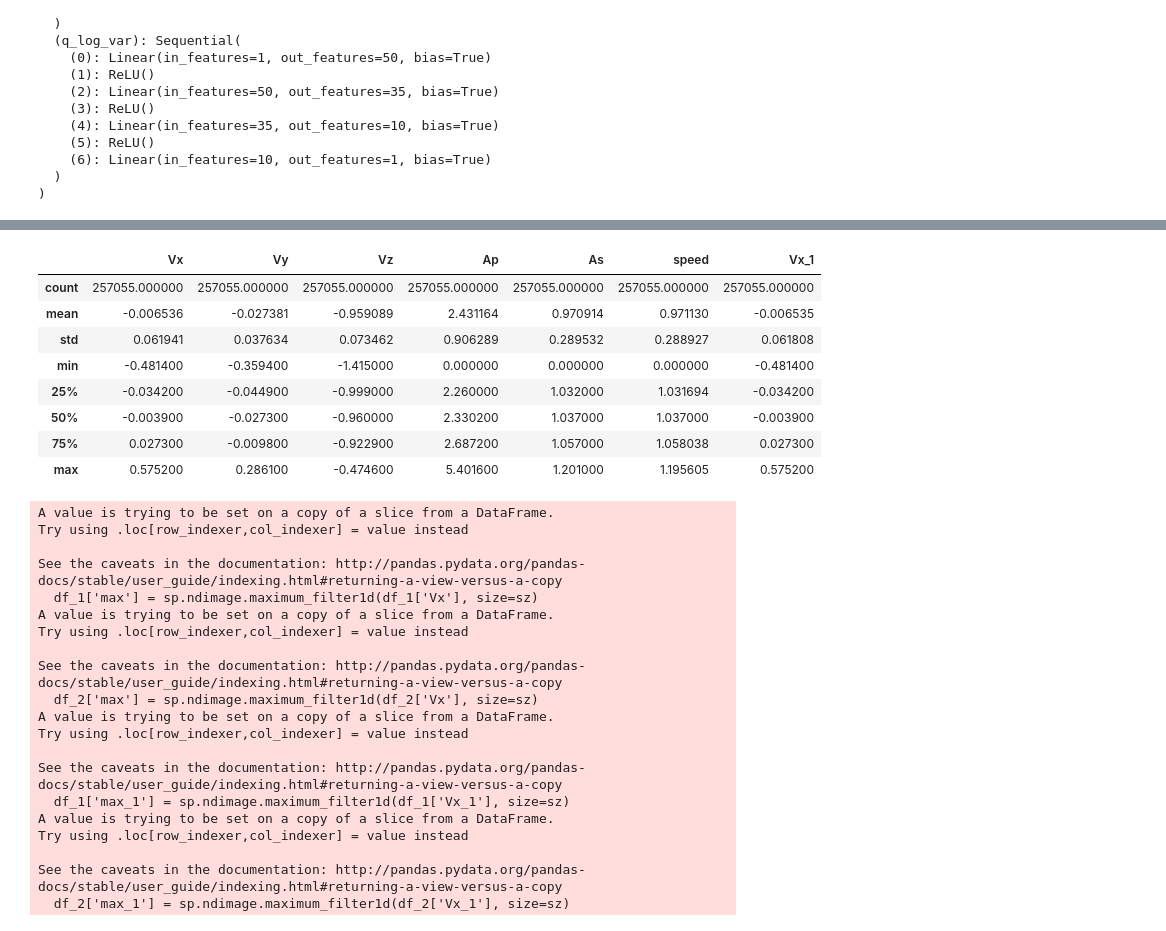
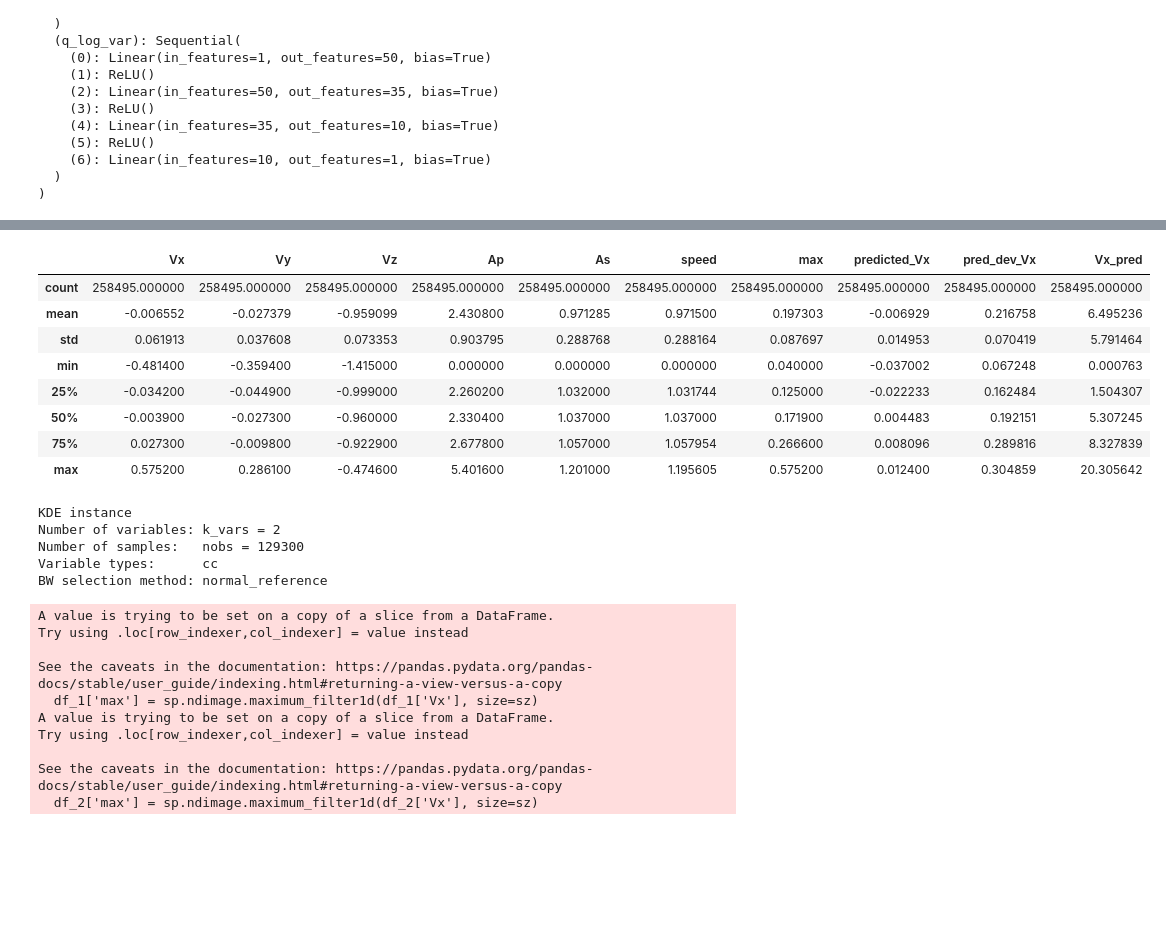
Before and after one commit to sedgewickmm18/notebooks-attic, a Jupyter notebook: MonitorVAEAnomalyScore.ipynb, the cells around one changed output, grey strips where cells are left out. Cells and saved outputs as stored; diff of their text form; code cells hidden in the pictures; blank space fills up the shorter version.

```diff
--- a/MonitorVAEAnomalyScore.ipynb
+++ b/MonitorVAEAnomalyScore.ipynb
@@ -74,13 +74,12 @@ The CSV file contains sensor readings for two pumps with ids '04714B6046D5' and
 # %%
 # load data
 df_input = pd.read_csv('./data/AllOfArmstark.csv', parse_dates=['timestamp'], comment='#')
-#df_input = df_input.asfreq('H')
 df_input = df_input.sort_values(by='timestamp').set_index('timestamp')
 
-#df_temp = df_input[['Vx']].shift(1, freq='1D')
-df_input['Vx_1'] = df_input[['Vx']].shift(1440) # not used for any particular purpose
+# simple data cleansing
 df_input.dropna(inplace=True)
 
+# set multi-index in a similar way as the Monitor 1.0 pipeline
 df_input = df_input.reset_index().set_index(['entity','timestamp'])
 # %%
 # make it plottable
@@ -250,5 +290,5 @@ VI(
 # %%
-df_i = df_input #.head(10000)
+#df_i = df_input #.head(10000)
 # %%
 %%time
 # Now run the anomaly functions as if they were executed in a pipeline
@@ -256,10 +296,13 @@ EngineLogging.configure_console_logging(logging.DEBUG)
 jobsettings = { 'db': db,
                '_db_schema': 'public', 'save_trace_to_file' : True}
 
-spsi = KDEAnomalyScore(0.000001, ['Ap'], ['Vx'], ['Vx_pred'])
-et = spsi._build_entity_type(columns = [Column('MinTemp',Float())], **jobsettings)
-spsi._entity_type = et
-df_i = spsi.execute(df=df_i)
+kdei = KDEAnomalyScore(0.000001, ['Ap'], ['Vx'], ['Vx_pred'])
+
+kdei.delete_model = False
+
+et = kdei._build_entity_type(columns = [Column('MinTemp',Float())], **jobsettings)
+kdei._entity_type = et
+df_i = kdei.execute(df=df_i)
 
 EngineLogging.configure_console_logging(logging.INFO)
 df_i.describe()
@@ -286,12 +327,20 @@ Wall time: 31min 40s
-|  | Vx | Vy | Vz | Ap | As | speed | Vx_1 |
-| count | 257055.000000 | 257055.000000 | 257055.000000 | 257055.000000 | 257055.000000 | 257055.000000 | 257055.000000 |
-| mean | -0.006536 | -0.027381 | -0.959089 | 2.431164 | 0.970914 | 0.971130 | -0.006535 |
-| std | 0.061941 | 0.037634 | 0.073462 | 0.906289 | 0.289532 | 0.288927 | 0.061808 |
-| min | -0.481400 | -0.359400 | -1.415000 | 0.000000 | 0.000000 | 0.000000 | -0.481400 |
-| 25% | -0.034200 | -0.044900 | -0.999000 | 2.260000 | 1.032000 | 1.031694 | -0.034200 |
-| 50% | -0.003900 | -0.027300 | -0.960000 | 2.330200 | 1.037000 | 1.037000 | -0.003900 |
-| 75% | 0.027300 | -0.009800 | -0.922900 | 2.687200 | 1.057000 | 1.058038 | 0.027300 |
-| max | 0.575200 | 0.286100 | -0.474600 | 5.401600 | 1.201000 | 1.195605 | 0.575200 |
+|  | Vx | Vy | Vz | Ap | As | speed | max | predicted_Vx | pred_dev_Vx | Vx_pred |
+| count | 258495.000000 | 258495.000000 | 258495.000000 | 258495.000000 | 258495.000000 | 258495.000000 | 258495.000000 | 258495.000000 | 258495.000000 | 258495.000000 |
+| mean | -0.006552 | -0.027379 | -0.959099 | 2.430800 | 0.971285 | 0.971500 | 0.197303 | -0.006929 | 0.216758 | 6.495236 |
+| std | 0.061913 | 0.037608 | 0.073353 | 0.903795 | 0.288768 | 0.288164 | 0.087697 | 0.014953 | 0.070419 | 5.791464 |
+| min | -0.481400 | -0.359400 | -1.415000 | 0.000000 | 0.000000 | 0.000000 | 0.040000 | -0.037002 | 0.067248 | 0.000763 |
+| 25% | -0.034200 | -0.044900 | -0.999000 | 2.260200 | 1.032000 | 1.031744 | 0.125000 | -0.022233 | 0.162484 | 1.504307 |
+| 50% | -0.003900 | -0.027300 | -0.960000 | 2.330400 | 1.037000 | 1.037000 | 0.171900 | 0.004483 | 0.192151 | 5.307245 |
+| 75% | 0.027300 | -0.009800 | -0.922900 | 2.677800 | 1.057000 | 1.057954 | 0.266600 | 0.008096 | 0.289816 | 8.327839 |
+| max | 0.575200 | 0.286100 | -0.474600 | 5.401600 | 1.201000 | 1.195605 | 0.575200 | 0.012400 | 0.304859 | 20.305642 |
+# %%
+kdei.active_models['04714B6046D5']
+# %% [output]
+KDE instance
+Number of variables: k_vars = 2
+Number of samples:   nobs = 129300
+Variable types:      cc
+BW selection method: normal_reference
 # %%
 import scipy as sp
 sz = 500
@@ -302,29 +351,17 @@ df_1 = df_i[df_i['entity'] == '04714B6046D5']
 df_2 = df_i[df_i['entity'] == '04714B604101']
 df_1['max'] = sp.ndimage.maximum_filter1d(df_1['Vx'], size=sz)
 df_2['max'] = sp.ndimage.maximum_filter1d(df_2['Vx'], size=sz)
-df_1['max_1'] = sp.ndimage.maximum_filter1d(df_1['Vx_1'], size=sz)
-df_2['max_1'] = sp.ndimage.maximum_filter1d(df_2['Vx_1'], size=sz)
 # %% [output]
 A value is trying to be set on a copy of a slice from a DataFrame.
 Try using .loc[row_indexer,col_indexer] = value instead
 
-See the caveats in the documentation: http://pandas.pydata.org/pandas-docs/stable/user_guide/indexing.html#returning-a-view-versus-a-copy
+See the caveats in the documentation: https://pandas.pydata.org/pandas-docs/stable/user_guide/indexing.html#returning-a-view-versus-a-copy
   df_1['max'] = sp.ndimage.maximum_filter1d(df_1['Vx'], size=sz)
 A value is trying to be set on a copy of a slice from a DataFrame.
 Try using .loc[row_indexer,col_indexer] = value instead
 
-See the caveats in the documentation: http://pandas.pydata.org/pandas-docs/stable/user_guide/indexing.html#returning-a-view-versus-a-copy
+See the caveats in the documentation: https://pandas.pydata.org/pandas-docs/stable/user_guide/indexing.html#returning-a-view-versus-a-copy
   df_2['max'] = sp.ndimage.maximum_filter1d(df_2['Vx'], size=sz)
-A value is trying to be set on a copy of a slice from a DataFrame.
-Try using .loc[row_indexer,col_indexer] = value instead
-
-See the caveats in the documentation: http://pandas.pydata.org/pandas-docs/stable/user_guide/indexing.html#returning-a-view-versus-a-copy
-  df_1['max_1'] = sp.ndimage.maximum_filter1d(df_1['Vx_1'], size=sz)
-A value is trying to be set on a copy of a slice from a DataFrame.
-Try using .loc[row_indexer,col_indexer] = value instead
-
-See the caveats in the documentation: http://pandas.pydata.org/pandas-docs/stable/user_guide/indexing.html#returning-a-view-versus-a-copy
-  df_2['max_1'] = sp.ndimage.maximum_filter1d(df_2['Vx_1'], size=sz)
 # %%
 np.min(df_2['Vx_pred'])
 # %% [output]
```
Also changed, not shown: parts of 36 cells of this notebook.
